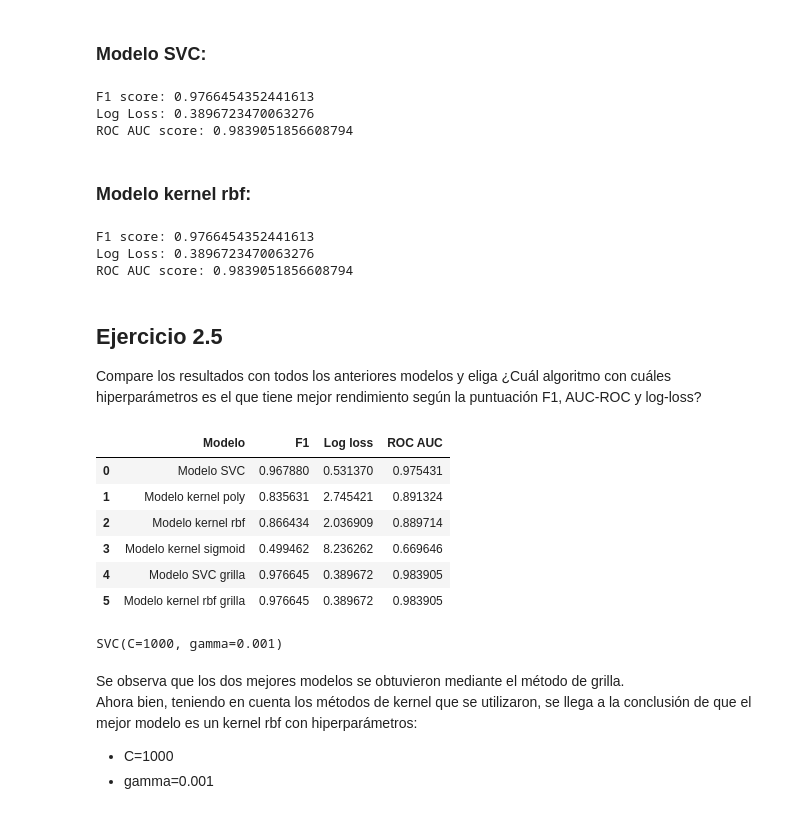
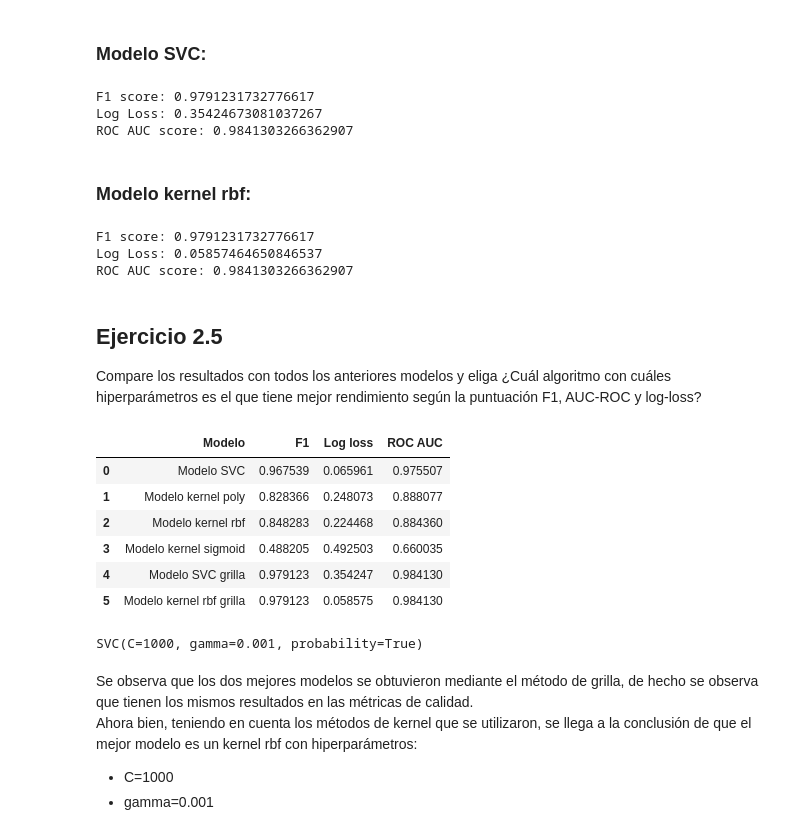
Before and after one commit to Lauratinjaca/Miner-a-de-datos, a Jupyter notebook: Taller_ÁrbolesDecisión_SVM_3.ipynb, the cells around one changed output. Saved outputs shown, nothing was run; the diff lists cells and outputs as text; code cells hidden in the pictures.

```diff
--- a/Taller_ÁrbolesDecisión_SVM_3.ipynb
+++ b/Taller_ÁrbolesDecisión_SVM_3.ipynb
@@ -235,7 +237,7 @@ Nota: Para los valores de C y gamma, deben realizar todas las posibles combinaci
 # %%
 from sklearn import svm
 
-clf5 = svm.SVC()
+clf5 = svm.SVC(probability=True)
 
 parameters = {'gamma': [0.01, 0.001, 0.0001], 'C': [0.1, 1, 10, 100, 1000]}
 acc_scorer = make_scorer(roc_auc_score)
@@ -248,14 +250,15 @@ clf5_b = grid_obj.best_estimator_
 clf5_b.fit(X_train, y_train)
 
 pred5 = clf5_b.predict(X_test)
+pred55 = clf5_b.predict_proba(X_test)
 # %%
 print('F1 score:', metrics.f1_score(y_test, pred5))
-print('Log Loss:', metrics.log_loss(y_test, pred5))
+print('Log Loss:', metrics.log_loss(y_test, pred55))
 print('ROC AUC score:', metrics.roc_auc_score(y_test, pred5, average=None))
 # %% [output]
-F1 score: 0.9766454352441613
-Log Loss: 0.3896723470063276
-ROC AUC score: 0.9839051856608794
+F1 score: 0.9791231732776617
+Log Loss: 0.35424673081037267
+ROC AUC score: 0.9841303266362907
 # %% [markdown]
 ### Modelo kernel rbf:
 # %%
@@ -278,9 +281,9 @@ print('F1 score:', metrics.f1_score(y_test, pred6))
 print('Log Loss:', metrics.log_loss(y_test, pred66))
 print('ROC AUC score:', metrics.roc_auc_score(y_test, pred6, average=None))
 # %% [output]
-F1 score: 0.9766454352441613
-Log Loss: 0.3896723470063276
-ROC AUC score: 0.9839051856608794
+F1 score: 0.9791231732776617
+Log Loss: 0.05857464650846537
+ROC AUC score: 0.9841303266362907
 # %% [markdown]
 ## Ejercicio 2.5
 
@@ -288,22 +291,22 @@ Compare los resultados con todos los anteriores modelos y eliga ¿Cuál algoritm
 # %%
 result_final = pd.DataFrame({'Modelo':['Modelo SVC','Modelo kernel poly','Modelo kernel rbf','Modelo kernel sigmoid','Modelo SVC grilla','Modelo kernel rbf grilla']})
 result_final['F1']=(metrics.f1_score(y_test, pred1),metrics.f1_score(y_test, pred2),metrics.f1_score(y_test, pred3),metrics.f1_score(y_test, pred4),metrics.f1_score(y_test, pred5),metrics.f1_score(y_test, pred6))
-result_final['Log loss']=(metrics.log_loss(y_test, pred1),metrics.log_loss(y_test, pred2),metrics.log_loss(y_test, pred3),metrics.log_loss(y_test, pred4),metrics.log_loss(y_test, pred5),metrics.log_loss(y_test, pred5))
+result_final['Log loss']=(metrics.log_loss(y_test, pred11),metrics.log_loss(y_test, pred22),metrics.log_loss(y_test, pred33),metrics.log_loss(y_test, pred44),metrics.log_loss(y_test, pred5),metrics.log_loss(y_test, pred66))
 result_final['ROC AUC']=(metrics.roc_auc_score(y_test, pred1, average=None),metrics.roc_auc_score(y_test, pred2, average=None),metrics.roc_auc_score(y_test, pred3, average=None),metrics.roc_auc_score(y_test, pred4, average=None),metrics.roc_auc_score(y_test, pred5, average=None),metrics.roc_auc_score(y_test, pred6, average=None))
 result_final
 # %% [output]
 |  | Modelo | F1 | Log loss | ROC AUC |
-| 0 | Modelo SVC | 0.967880 | 0.531370 | 0.975431 |
-| 1 | Modelo kernel poly | 0.835631 | 2.745421 | 0.891324 |
-| 2 | Modelo kernel rbf | 0.866434 | 2.036909 | 0.889714 |
-| 3 | Modelo kernel sigmoid | 0.499462 | 8.236262 | 0.669646 |
-| 4 | Modelo SVC grilla | 0.976645 | 0.389672 | 0.983905 |
-| 5 | Modelo kernel rbf grilla | 0.976645 | 0.389672 | 0.983905 |
+| 0 | Modelo SVC | 0.967539 | 0.065961 | 0.975507 |
+| 1 | Modelo kernel poly | 0.828366 | 0.248073 | 0.888077 |
+| 2 | Modelo kernel rbf | 0.848283 | 0.224468 | 0.884360 |
+| 3 | Modelo kernel sigmoid | 0.488205 | 0.492503 | 0.660035 |
+| 4 | Modelo SVC grilla | 0.979123 | 0.354247 | 0.984130 |
+| 5 | Modelo kernel rbf grilla | 0.979123 | 0.058575 | 0.984130 |
 # %%
 clf6_b
 # %% [output]
-SVC(C=1000, gamma=0.001)
+SVC(C=1000, gamma=0.001, probability=True)
 # %% [markdown]
-Se observa que los dos mejores modelos se obtuvieron mediante el método de grilla. <BR> Ahora bien, teniendo en cuenta los métodos de kernel que se utilizaron, se llega a la conclusión de que el mejor modelo es un kernel rbf con hiperparámetros:
+Se observa que los dos mejores modelos se obtuvieron mediante el método de grilla, de hecho se observa que tienen los mismos resultados en las métricas de calidad. <BR> Ahora bien, teniendo en cuenta los métodos de kernel que se utilizaron, se llega a la conclusión de que el mejor modelo es un kernel rbf con hiperparámetros:
 * C=1000
 * gamma=0.001
```
Also changed, not shown: parts of 7 cells of this notebook.
